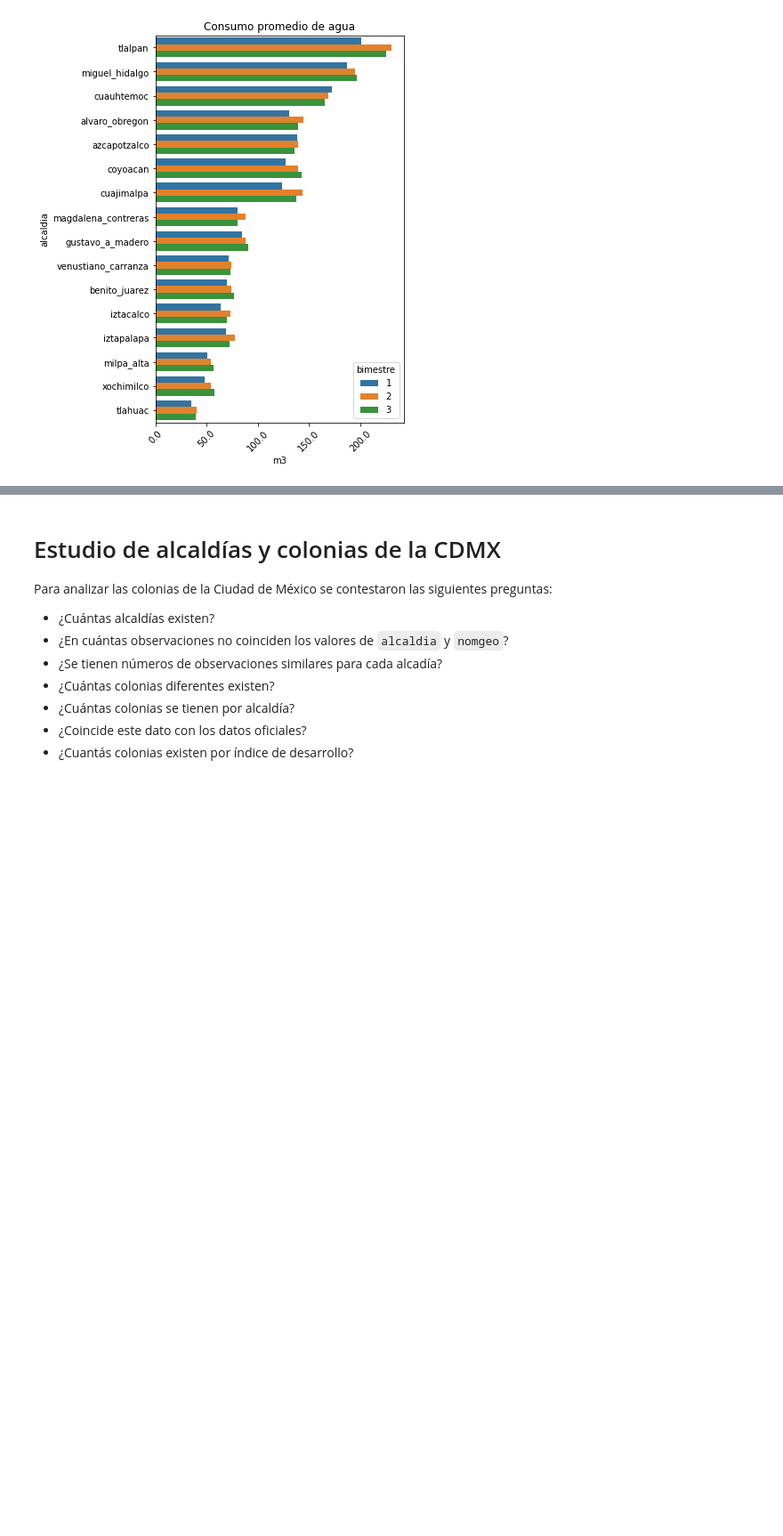
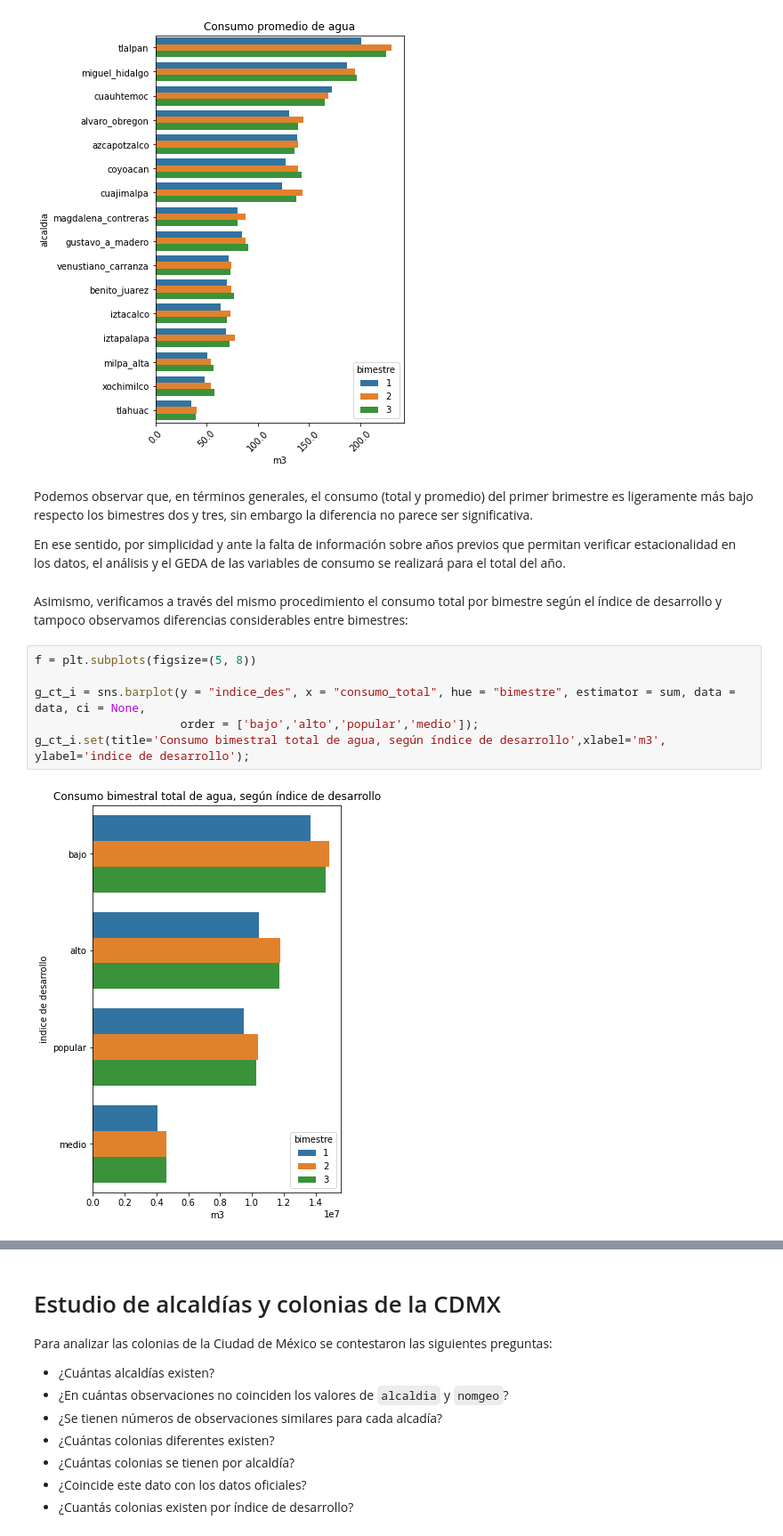
Before and after one commit to lechugaa/intro_ds_p1_consumo_agua, a Jupyter notebook: agua_profiling_expo.ipynb, the cells around one changed output, grey strips where cells are left out. Shown at 89% size. Drawn from its saved outputs; the diff is of its cells as text; blank space fills up the shorter version.

```diff
--- a/agua_profiling_expo.ipynb
+++ b/agua_profiling_expo.ipynb
@@ -703,3 +703,17 @@ xlabels = ['{:,}'.format(x) for x in g_cp.get_xticks()]
 g_cp.set_xticklabels(xlabels);
 # %% [output]
 [figure]
+# %% [markdown]
+Podemos observar que, en términos generales, el consumo (total y promedio) del primer brimestre es ligeramente más bajo respecto los bimestres dos y tres, sin embargo la diferencia no parece ser significativa.
+
+En ese sentido, por simplicidad y ante la falta de información sobre años previos que permitan verificar estacionalidad en los datos, el análisis y el GEDA de las variables de consumo se realizará para el total del año.
+# %% [markdown]
+Asimismo, verificamos a través del mismo procedimiento el consumo total por bimestre según el índice de desarrollo y tampoco observamos diferencias considerables entre bimestres:
+# %%
+f = plt.subplots(figsize=(5, 8))
+
+g_ct_i = sns.barplot(y = "indice_des", x = "consumo_total", hue = "bimestre", estimator = sum, data = data, ci = None,
+                     order = ['bajo','alto','popular','medio']);
+g_ct_i.set(title='Consumo bimestral total de agua, según índice de desarrollo',xlabel='m3', ylabel='indice de desarrollo');
+# %% [output]
+[figure, added]
```
Also changed, not shown: parts of 5 cells of this notebook.
